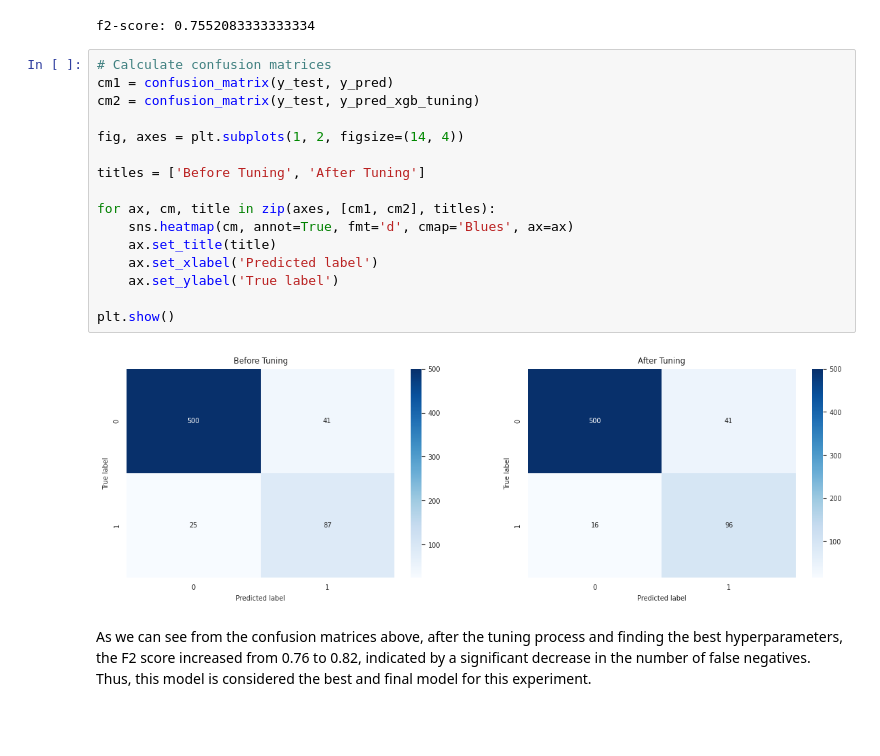
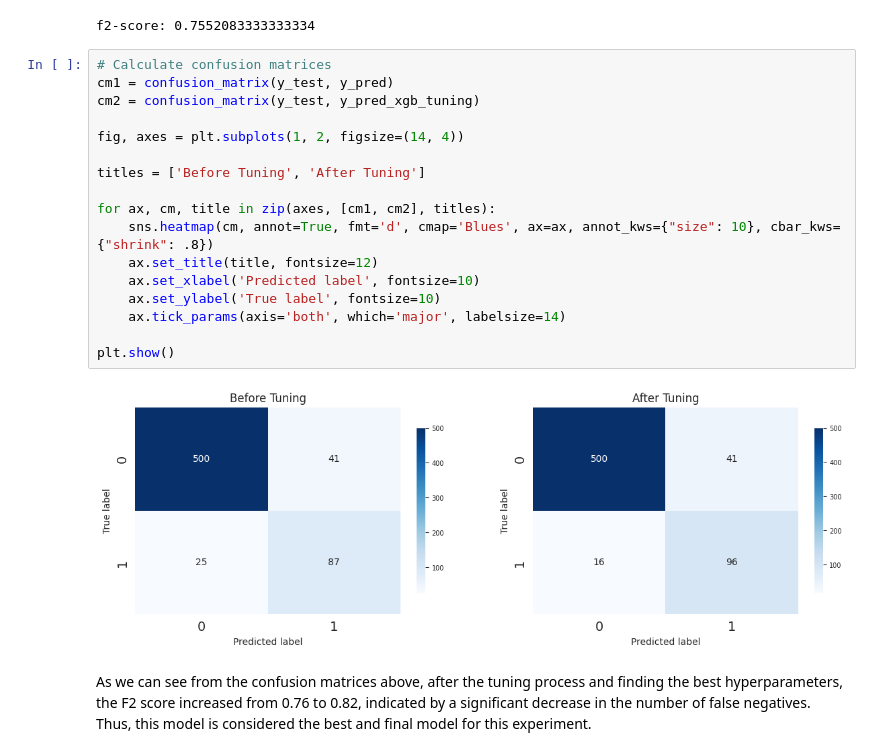
Before and after one commit to mfarik21/ECommerce-Customer-Churn, a Jupyter notebook: e-commerce-customer-churn.ipynb, the cells around one changed output. Cells and saved outputs as stored; diff of their text form; blank space fills up the shorter version.

```diff
--- a/e-commerce-customer-churn.ipynb
+++ b/e-commerce-customer-churn.ipynb
@@ -1372,21 +1404,22 @@ f2-score: 0.7552083333333334
 # %%
 # Calculate confusion matrices
 cm1 = confusion_matrix(y_test, y_pred)
 cm2 = confusion_matrix(y_test, y_pred_xgb_tuning)
 
 fig, axes = plt.subplots(1, 2, figsize=(14, 4))
 
 titles = ['Before Tuning', 'After Tuning']
 
 for ax, cm, title in zip(axes, [cm1, cm2], titles):
-    sns.heatmap(cm, annot=True, fmt='d', cmap='Blues', ax=ax)
-    ax.set_title(title)
-    ax.set_xlabel('Predicted label')
-    ax.set_ylabel('True label')
+    sns.heatmap(cm, annot=True, fmt='d', cmap='Blues', ax=ax, annot_kws={"size": 10}, cbar_kws={"shrink": .8})
+    ax.set_title(title, fontsize=12)
+    ax.set_xlabel('Predicted label', fontsize=10)
+    ax.set_ylabel('True label', fontsize=10)
+    ax.tick_params(axis='both', which='major', labelsize=14)
 
 plt.show()
 # %% [output]
-[figure, old version]
+[figure, new version]
 # %% [markdown]
 As we can see from the confusion matrices above, after the tuning process and finding the best hyperparameters, the F2 score increased from 0.76 to 0.82, indicated by a significant decrease in the number of false negatives. Thus, this model is considered the best and final model for this experiment.
 # %%
```
Also changed, not shown: parts of 25 cells of this notebook.
